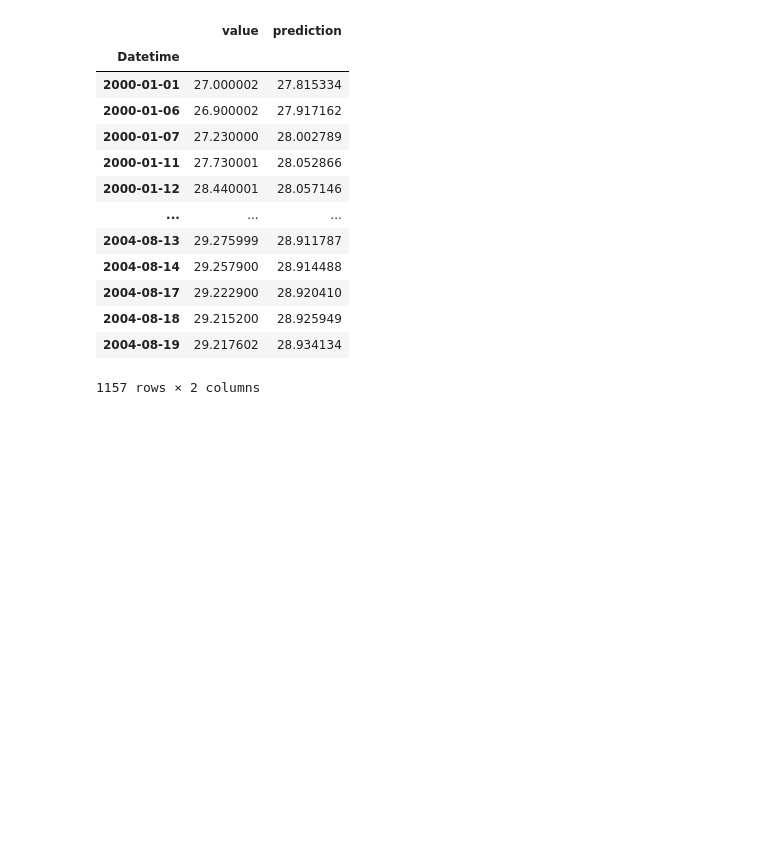
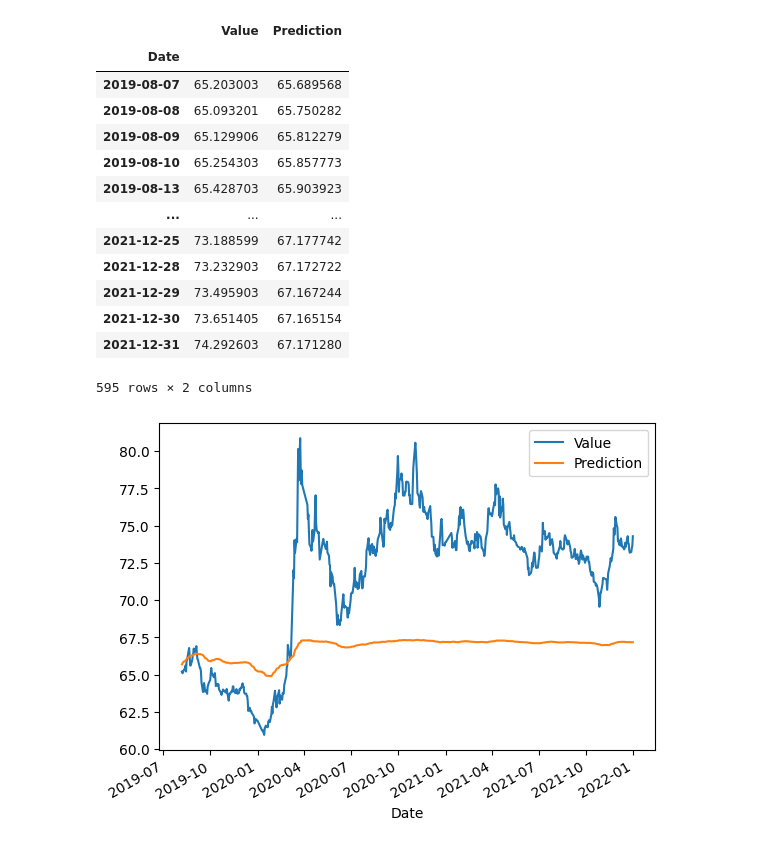
Before and after one commit to gregory-237/ApplicationProgrammingLab5_PyTorch, a Jupyter notebook: main.ipynb, the cells around one changed output. Saved outputs shown, nothing was run; the diff lists cells and outputs as text; code cells hidden in the pictures; blank space fills up the shorter version.

```diff
--- a/main.ipynb
+++ b/main.ipynb
@@ -13,0 +56,4 @@ df.index = pd.to_datetime(df.index)
+# %%
+df = df.set_index(['Date'])
+df = df.rename(columns={'Exchange':'Value'})
+df
@@ -302,16 +399,14 @@ class Optimization:
         plt.show()
         plt.close()
 # %%
-import torch.optim as optim
-
-input_dim = len(X_train.columns)
+input_dim = len(x_train.columns)
 output_dim = 1
-hidden_dim = 64
-layer_dim = 3
-batch_size = 64
+hidden_dim = 32
+layer_dim = 2
+batch_size = 128
 dropout = 0.2
-n_epochs = 20
-learning_rate = 1e-3
+n_epochs = 150
+learning_rate = 10e-3
 weight_decay = 1e-6
 
 model_params = {'input_dim': input_dim,
@@ -320,7 +415,7 @@ model_params = {'input_dim': input_dim,
                 'output_dim' : output_dim,
                 'dropout_prob' : dropout}
 
-model = RNNModel(**model_params)
+model = SimpleModel(**model_params)
 
 loss_fn = nn.MSELoss(reduction="mean")
 optimizer = optim.Adam(model.parameters(), lr=learning_rate, weight_decay=weight_decay)
@@ -350,34 +452,36 @@ predictions, values = opt.evaluate(
 # %%
 def inverse_transform(scaler, df, columns):
-    for col in columns:
-        df[col] = scaler.inverse_transform(df[col])
-    return df
-
+  """Reversing columns"""
+  for col in columns:
+    df[col] = scaler.inverse_transform(df[col])
+  return df
 
 def format_predictions(predictions, values, df_test, scaler):
-    vals = np.concatenate(values, axis=0).ravel()
-    preds = np.concatenate(predictions, axis=0).ravel()
-    df_result = pd.DataFrame(data={"value": vals, "prediction": preds}, index=df_test.head(len(vals)).index)
-    df_result = df_result.sort_index()
-    df_result = inverse_transform(scaler, df_result, [["value", "prediction"]])
-    return df_result
+  """Formating predictions because it scaled"""
+  vals = np.concatenate(values, axis=0).ravel()
+  preds = np.concatenate(predictions, axis=0).ravel()
+  df_result = pd.DataFrame(data={"Value": vals, "Prediction": preds}, index=df_test.head(len(vals)).index)
+  df_result = df_result.sort_index()
+  df_result = inverse_transform(scaler, df_result, [["Value", "Prediction"]])
+  return df_result
 
-
-df_result = format_predictions(predictions, values, X_test, scaler)
+df_result = format_predictions(predictions, values, x_test, scaler)
+df_result.plot()
 df_result
 # %% [output]
-|  | value | prediction |
-| Datetime |  |  |
-| 2000-01-01 | 27.000002 | 27.815334 |
-| 2000-01-06 | 26.900002 | 27.917162 |
-| 2000-01-07 | 27.230000 | 28.002789 |
-| 2000-01-11 | 27.730001 | 28.052866 |
-| 2000-01-12 | 28.440001 | 28.057146 |
+|  | Value | Prediction |
+| Date |  |  |
+| 2019-08-07 | 65.203003 | 65.689568 |
+| 2019-08-08 | 65.093201 | 65.750282 |
+| 2019-08-09 | 65.129906 | 65.812279 |
+| 2019-08-10 | 65.254303 | 65.857773 |
+| 2019-08-13 | 65.428703 | 65.903923 |
 | ... | ... | ... |
-| 2004-08-13 | 29.275999 | 28.911787 |
-| 2004-08-14 | 29.257900 | 28.914488 |
-| 2004-08-17 | 29.222900 | 28.920410 |
-| 2004-08-18 | 29.215200 | 28.925949 |
-| 2004-08-19 | 29.217602 | 28.934134 |
+| 2021-12-25 | 73.188599 | 67.177742 |
+| 2021-12-28 | 73.232903 | 67.172722 |
+| 2021-12-29 | 73.495903 | 67.167244 |
+| 2021-12-30 | 73.651405 | 67.165154 |
+| 2021-12-31 | 74.292603 | 67.171280 |
-1157 rows × 2 columns
+595 rows × 2 columns
+[figure, added]
 # %%
```
Also changed, not shown: parts of 24 cells of this notebook.
